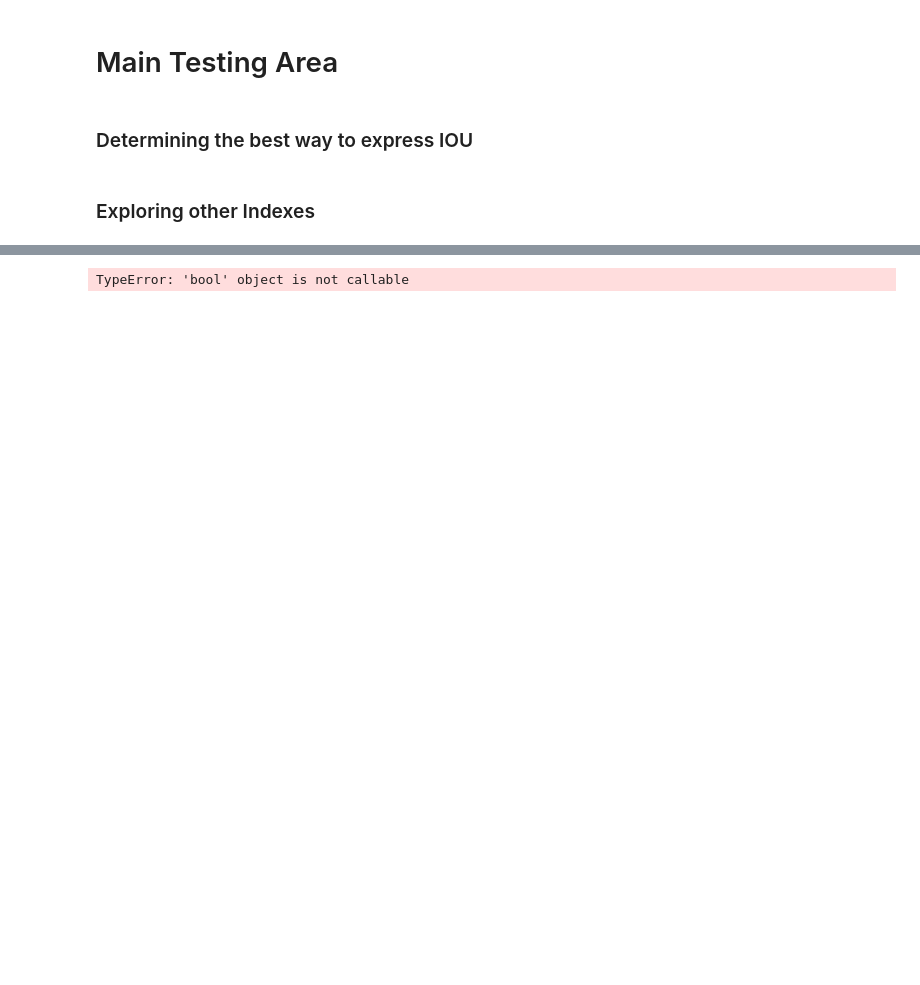
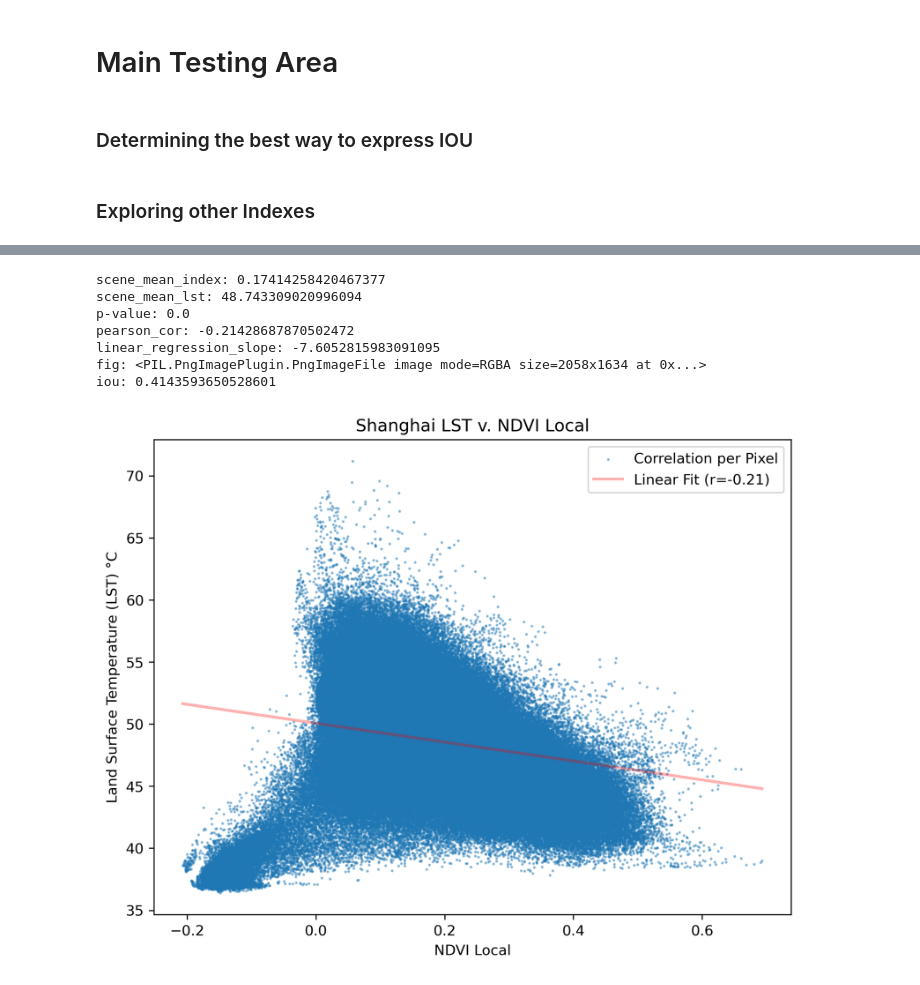
Before and after one commit to willrmckinnon/urban_heat_vs_veg, a Jupyter notebook: setup.ipynb, the cells around one changed output, grey strips where cells are left out. Cells and saved outputs as stored; diff of their text form; code cells hidden in the pictures; blank space fills up the shorter version.

Commit message:
processed several statistics for 15 scenes

```diff
--- a/setup.ipynb
+++ b/setup.ipynb
@@ -101,19 +111,26 @@ iou: 0.5566159984084396
 # %%
 row = calc_iou_thresholds(obs, obs.ndvi)
 lst_thresh = row['lst_threshold'].values[0]
 index_thresh = row['index_threshold'].values[0]
 
 stats = calculate_index_stats(obs,
                               obs.ndvi,
                               index_name='NDVI Local',
                               iou_index_thresh=index_thresh,
                               iou_lst_thresh=lst_thresh,
-                              local_mean=True
+                              run_local_mean=True
                               )
 for k, v in stats.items(): print(f'{k}: {v}')
 stats['fig']
 # %% [output]
-TypeError: 'bool' object is not callable
+scene_mean_index: 0.17414258420467377
+scene_mean_lst: 48.743309020996094
+p-value: 0.0
+pearson_cor: -0.21428687870502472
+linear_regression_slope: -7.6052815983091095
+fig: <PIL.PngImagePlugin.PngImageFile image mode=RGBA size=2058x1634 at 0x...>
+iou: 0.4143593650528601
+[figure, added]
 # %%
 row = calc_iou_thresholds(obs, obs.savi)
 lst_thresh = row['lst_threshold'].values[0]
```
Also changed, not shown: parts of 13 cells of this notebook, 10 other files.
